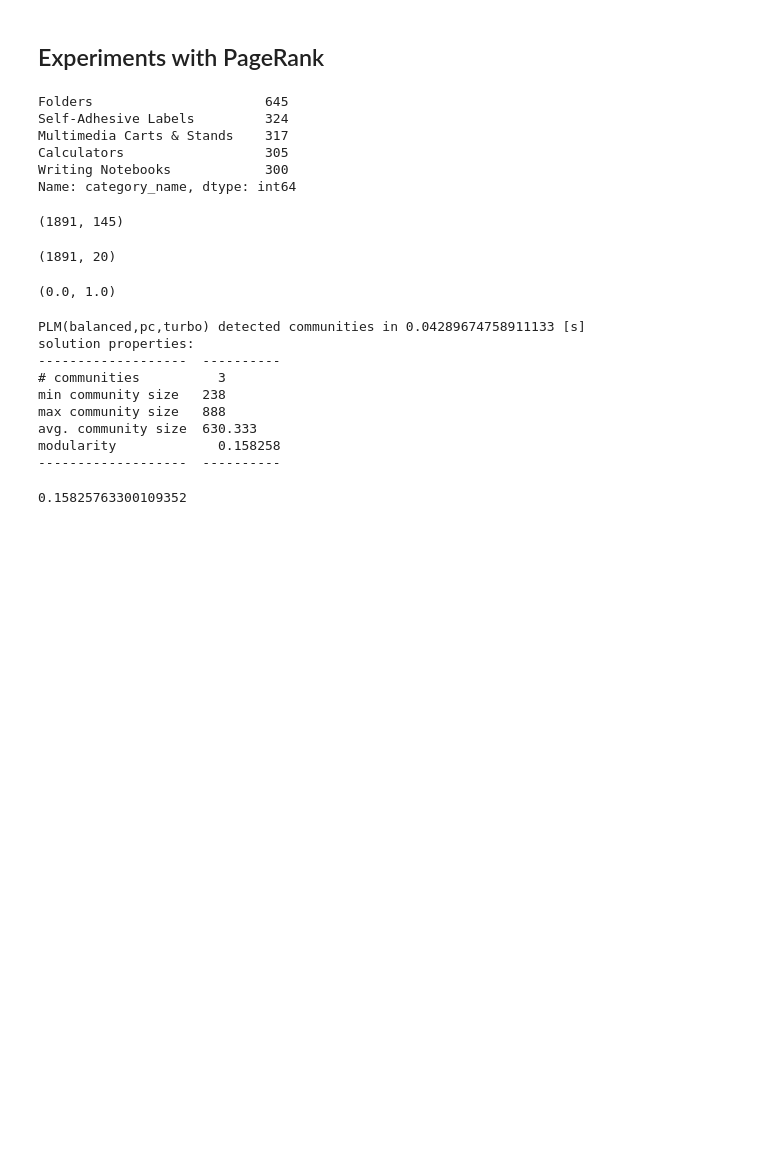
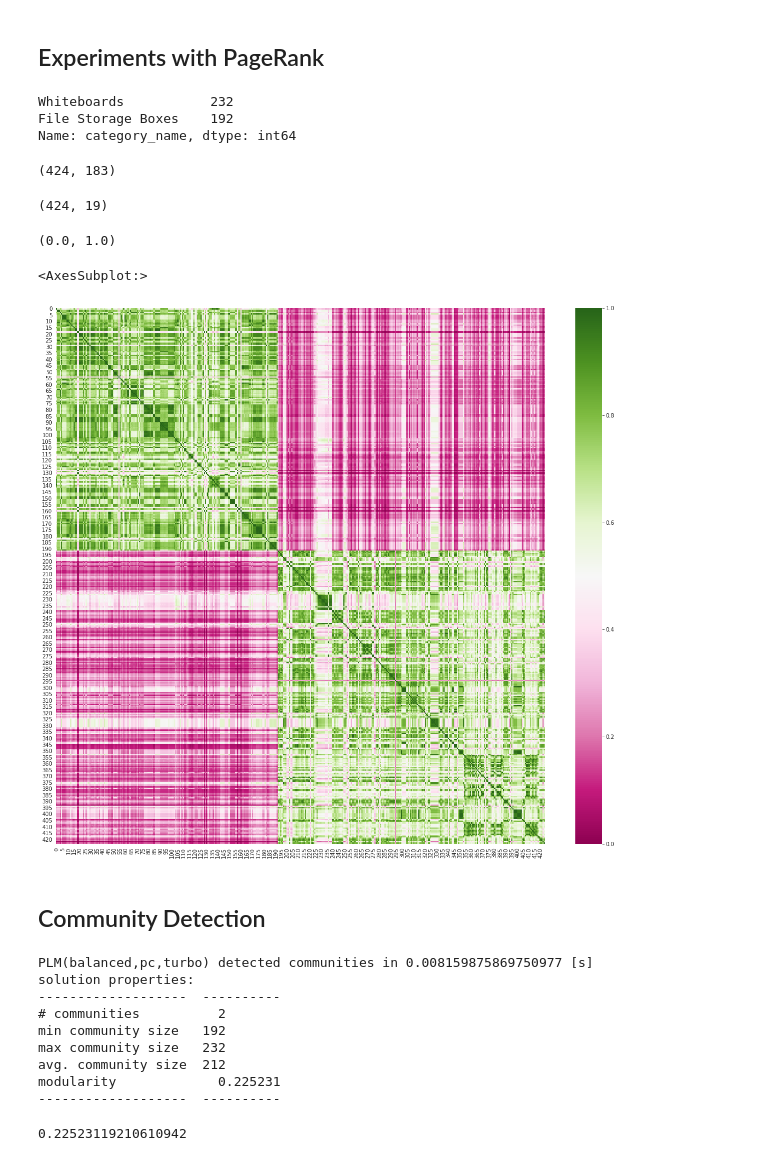
Before and after one commit to sheikhomar/snow-leopard, a Jupyter notebook: notebooks/07-pagerank.ipynb, the cells around one changed output. Cells and saved outputs as stored; diff of their text form; code cells hidden in the pictures; blank space fills up the shorter version.

```diff
--- a/notebooks/07-pagerank.ipynb
+++ b/notebooks/07-pagerank.ipynb
@@ -23,38 +26,35 @@ df_data = pd.read_csv('../data/ice-cat-office-products.csv.gz', dtype=str, index
 # Filter out small product categories
 # top_categories = utils.find_top_n_categories(df_data, top_n=10)
 top_categories = [
-   'Folders',
-   'Self-Adhesive Labels',
-   'Multimedia Carts & Stands',
-   'Calculators',
-   'Writing Notebooks'
+#     'Folders',                         # N=645
+#     'Self-Adhesive Labels',            # N=324
+#     'Multimedia Carts & Stands',       # N=317
+#     'Calculators',                     # N=305
+#     'Writing Notebooks'                # N=300
+#     'Ring Binders',                    # N=298
+#     'Printer Cabinets & Stands',       # N=252
+    'Whiteboards',                     # N=232
+#    'Fax Machines',                    # N=210
+    'File Storage Boxes'               # N=192
 ]
 df_data = df_data[df_data.category_name.isin(top_categories)]
 
 # Sort by category for later visualisation
 df_data.sort_values('category_name', inplace=True)
 
-# select a few features to avoid computational issues.
-product_features = ['Product colour', 'Format', 'Width',
-    'Height', 'Maximum capacity', 'Orientation', 'Weight',
-    'Material', 'Depth', 'Media weight', 'Quantity per pack',
-    'supplier_name'
-]
+product_features = utils.get_product_feature_columns_for_training(df_data)
 df_play_data = df_data[['category_name'] + product_features].copy()
 # %%
 df_data.category_name.value_counts()
 # %% [output]
-Folders                      645
-Self-Adhesive Labels         324
-Multimedia Carts & Stands    317
-Calculators                  305
-Writing Notebooks            300
+Whiteboards           232
+File Storage Boxes    192
 Name: category_name, dtype: int64
 # %%
 X = utils.preprocess_dataframe(df_play_data)
 X.shape
 # %% [output]
-(1891, 145)
+(424, 183)
 # %%
 # Reduce to number of dimensions so the remaining dimensions
 # explain at least 90 percent of the variance.
@@ -62,9 +62,9 @@ svd = PCA(n_components=0.9, random_state=42)
 X_transformed = svd.fit_transform(X)
 X_transformed.shape
 # %% [output]
-(1891, 20)
+(424, 19)
 # %%
-similarity_matrix = cosine_similarity(X_transformed)
+similarity_matrix = cosine_similarity(X)
 
 # Ensure similarity matrix entries are normalised in the range [0,1]
 similarity_matrix = (similarity_matrix - np.min(similarity_matrix)) / np.ptp(similarity_matrix)
@@ -72,6 +72,15 @@ similarity_matrix = (similarity_matrix - np.min(similarity_matrix)) / np.ptp(sim
 np.min(similarity_matrix), np.max(similarity_matrix)
 # %% [output]
 (0.0, 1.0)
+# %%
+# similarity_matrix = rbf_kernel(X_transformed)
+fig, ax = plt.subplots(figsize=(20, 18))
+sns.heatmap(similarity_matrix, cmap="PiYG", ax=ax)
+# %% [output]
+<AxesSubplot:>
+[figure, added]
+# %% [markdown]
+## Community Detection
 # %%
 g = nk.Graph(weighted=True, directed=False)
 
@@ -84,16 +93,16 @@ for i in range(n):
 # %%
 communities = nk.community.detectCommunities(g)
 # %% [output]
-PLM(balanced,pc,turbo) detected communities in 0.04289674758911133 [s]
+PLM(balanced,pc,turbo) detected communities in 0.008159875869750977 [s]
 solution properties:
 -------------------  ----------
-# communities          3
-min community size   238
-max community size   888
-avg. community size  630.333
-modularity             0.158258
+# communities          2
+min community size   192
+max community size   232
+avg. community size  212
+modularity             0.225231
 -------------------  ----------
 # %%
 nk.community.Modularity().getQuality(communities, g)
 # %% [output]
-0.15825763300109352
+0.22523119210610942
```
Also changed, not shown: parts of 8 cells of this notebook, 2 other files.
